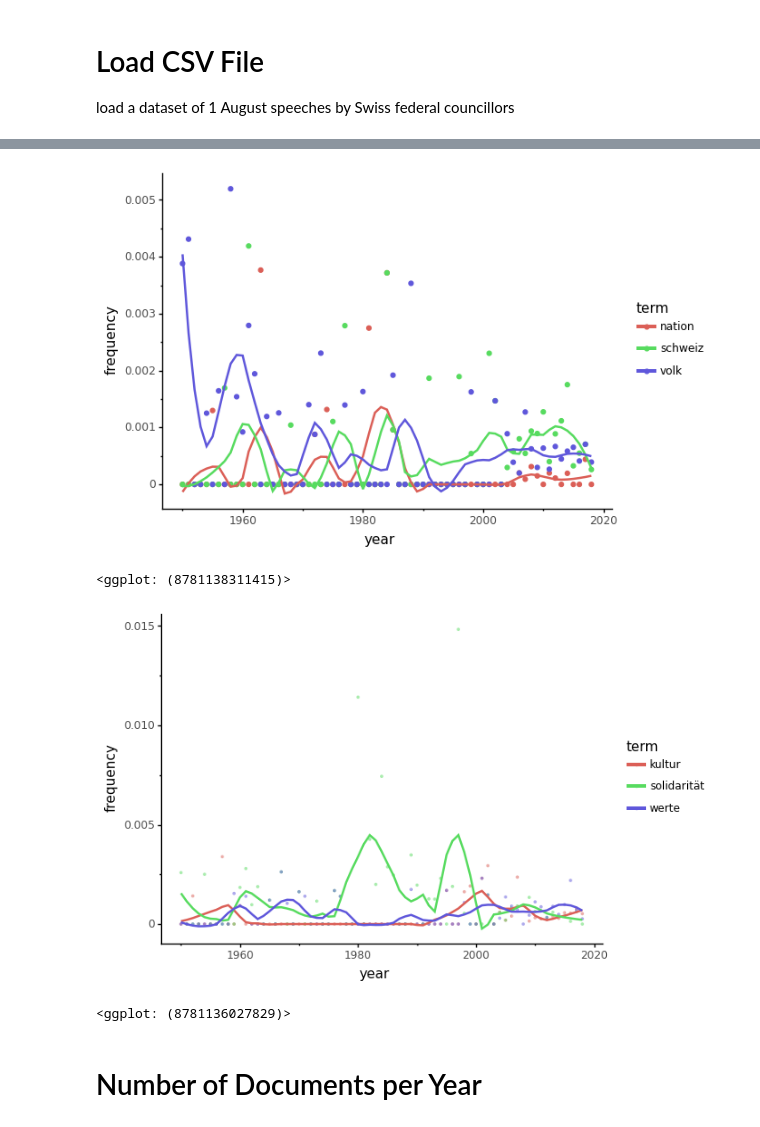
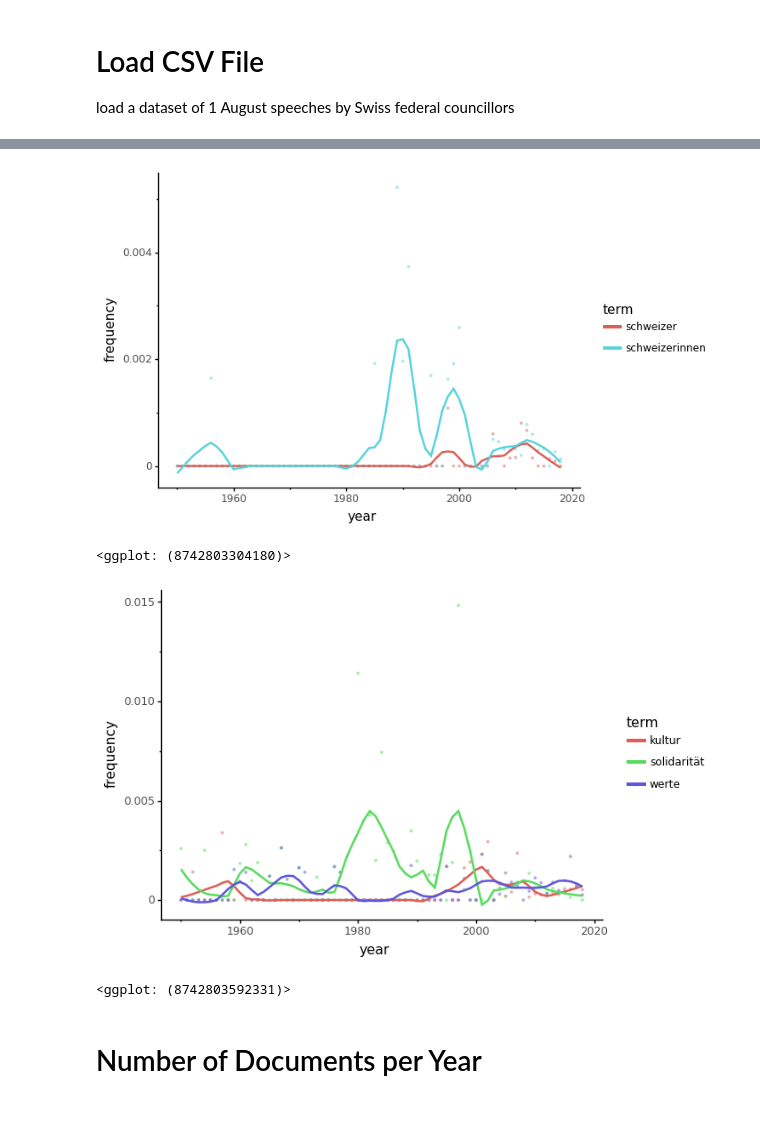
Before and after one commit to aflueckiger/KED2021, a Jupyter notebook: scripts/KED2020_10.ipynb, the cells around one changed output, grey strips where cells are left out. Cells and saved outputs as stored; diff of their text form; code cells hidden in the pictures.

```diff
--- a/scripts/KED2020_10.ipynb
+++ b/scripts/KED2020_10.ipynb
@@ -376,19 +379,20 @@ texts = get_texts_from_csv(f_csv, text_column='Text')
 
 corpus_speeches = textacy.Corpus(de, data=texts)
 # %%
-# pretty complex syntax to stream speeches per group
-# define the kind of term information: lowercased, unigram, no stop words
+# define what groups are formed and what should be included as words
+# here, groups by year and words are lowercased (unigram, incl. stop words)
 tokenized_docs, groups = textacy.io.unzip(
         (doc._.to_terms_list(normalize='lower', ngrams=1, entities=False, as_strings=True, filter_stops=False),
          doc._.meta["Jahr"])
         for doc in corpus_speeches)
 
-# define type of freqency, here relative term frequency
+# define how to count
+# here relative term frequency
 vectorizer = textacy.vsm.GroupVectorizer(
         tf_type='linear', # absolute term frequency
         apply_dl=True, # normalized by document length
         dl_type="linear",
-        vocabulary_grps=range(1950, 2019)) # only years from 1950 to 2019
+        vocabulary_grps=range(1950, 2019)) # limit to years from 1950 to 2019
 
 # produce group-term-matrix with with frequency counts
 grp_term_matrix = vectorizer.fit_transform(tokenized_docs, groups)
@@ -398,15 +402,5 @@ df_terms = pd.DataFrame.sparse.from_spmatrix(grp_term_matrix, index=vectorizer.g
 df_terms['year'] = df_terms.index.values
 
 # change shape of dataframe
-df_tidy = df_terms.melt(id_vars='year', var_name="term",
-        value_name="frequency")
-
-# filter the dataset for the following terms
-terms = ["volk", "schweiz", "nation"]
-df_terms = df_tidy[df_tidy['term'].isin(terms)]
-
-# plot the relative frequency for the terms above
-p = (ggplot(df_terms, aes(x='year', y='frequency', color='term'))
- + geom_point() # show individual points
- + stat_smooth(method='loess', span=0.2, se=False) # overlay points with a smoothed line
- + theme_classic()) # make the plot look nicer
+df_tidy = df_terms.melt(id_vars='year', var_name="term", value_name="frequency")
+df_terms
@@ -413,21 +434,20 @@ p = (ggplot(df_terms, aes(x='year', y='frequency', color='term'))
 # %%
 # check some other terms
-
 terms = ["schweizer", "schweizerinnen"]
 df_terms = df_tidy[df_tidy['term'].isin(terms)]
 
-(ggplot(df_terms, aes('year', 'frequency', color='term'))
+p = (ggplot(df_terms, aes('year', 'frequency', color='term'))
  + geom_point(alpha=0.5, stroke = 0) # set transparency
  + stat_smooth(method='loess', span=0.2, se=False)
  + theme_classic())
 
 # save as png
 fname = '../analysis/rel_term_frq_gender.png'
 p.save(filename=fname, dpi=150, verbose = False)
 p
 # %% [output]
-[figure, old version]
+[figure, new version]
-<ggplot: (8781138311415)>
+<ggplot: (8742803304180)>
 # %%
 # check some other terms
 
@@ -441,7 +461,7 @@ df_terms = df_tidy[df_tidy['term'].isin(terms)]
  + theme_classic())
 # %% [output]
 [figure]
-<ggplot: (8781136027829)>
+<ggplot: (8742803592331)>
 # %% [markdown]
 # Number of Documents per Year
 # %%
```
Also changed, not shown: parts of 11 cells of this notebook, 6 other files.
